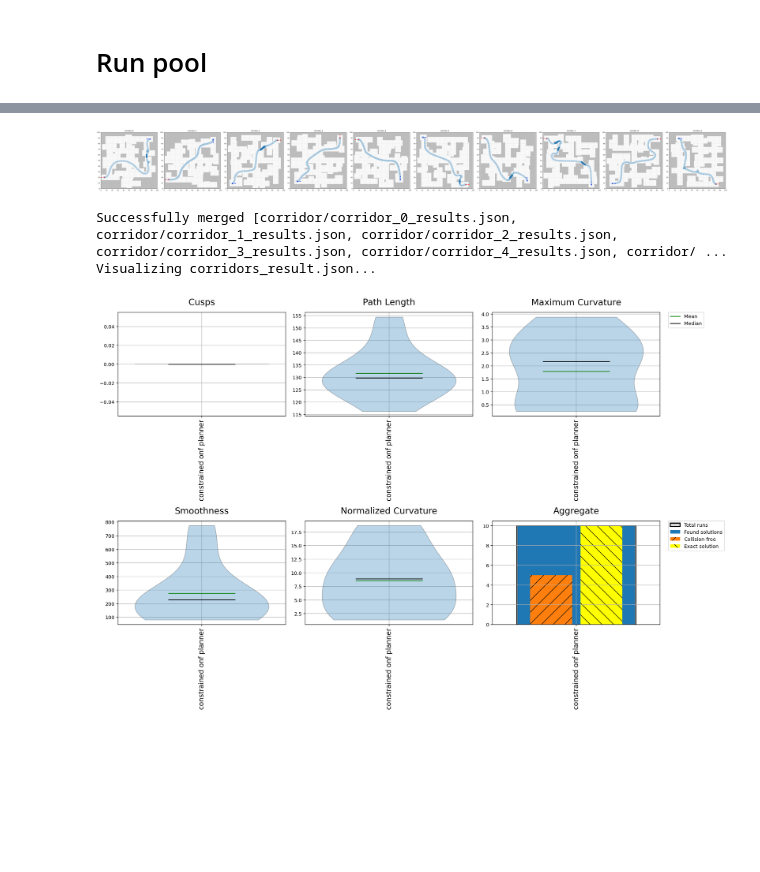
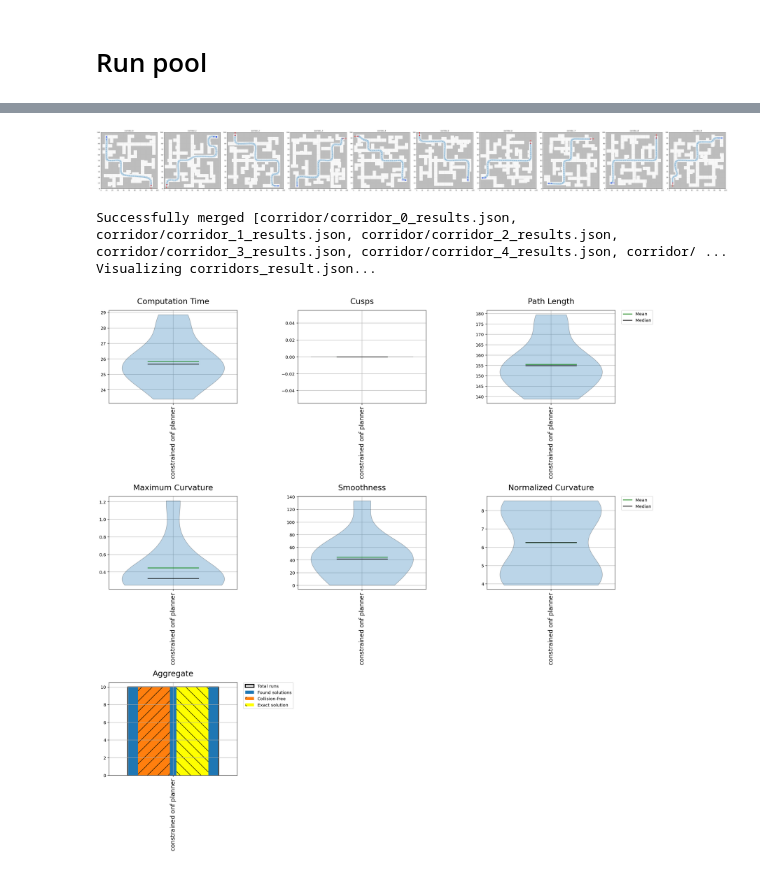
Before and after one commit to MisterMap/pytorch-motion-planner, a Jupyter notebook: notebooks/benchmark/corridor_experiment.ipynb, the cells around one changed output, grey strips where cells are left out. Drawn from its saved outputs; the diff is of its cells as text; code cells hidden in the pictures; blank space fills up the shorter version.

```diff
--- a/notebooks/benchmark/corridor_experiment.ipynb
+++ b/notebooks/benchmark/corridor_experiment.ipynb
@@ -34,7 +34,7 @@ from plot_stats import plot_planner_stats
 # Run one experiment
 # %%
 m = MPB()
-m.set_corridor_grid_env(100, 100, branches=100, radius=5, seed=3)
+m.set_corridor_grid_env(100, 100, branches=100, radius=3, seed=3)
 m["max_planning_time"] = 60
 m["benchmark.planning"]['constrained_onf_planner'] = True
 m.set_planners(['constrained_onf_planner'])
@@ -60,7 +60,7 @@ env["MPLBACKEND"] = "TkAgg"
 pool = MultipleMPB()
 for i in range(10):
     m = MPB()
-    m.set_corridor_grid_env(100, 100, branches=100, radius=5, seed=i + 2)
+    m.set_corridor_grid_env(100, 100, branches=100, radius=3, seed=i + 2)
     m["max_planning_time"] = 60
     m["benchmark.planning"]['constrained_onf_planner'] = True
     m.set_planners(['constrained_onf_planner'])
@@ -96,15 +96,15 @@ pool.visualize_trajectories(draw_start_goal_thetas=True,
                          save_file="plots/corridor_experiment_pool.pdf",
                          num_colors=10)
 # %% [output]
-[figure, old version]
+[figure, new version]
 # %%
 result = "corridors_result.json"
 pool.merge(result, make_separate_runs=True)
-plot_planner_stats(result, metrics="cusps, path_length, max_curvature, smoothness, normalized_curvature, aggregate")
+plot_planner_stats(result, metrics="planning_time, cusps, path_length, max_curvature, smoothness, normalized_curvature, aggregate")
 # %% [output]
 Successfully merged [corridor/corridor_0_results.json, corridor/corridor_1_results.json, corridor/corridor_2_results.json, corridor/corridor_3_results.json, corridor/corridor_4_results.json, corridor/ ...
 Visualizing corridors_result.json...
-[figure, old version]
+[figure, new version]
 # %%
 # data = json.load(open(m.results_filename, "r"))
 # data["runs"][0]["plans"]['constrained_onf_planner']['stats']
```
Also changed, not shown: parts of 2 cells of this notebook, 12 other files.
